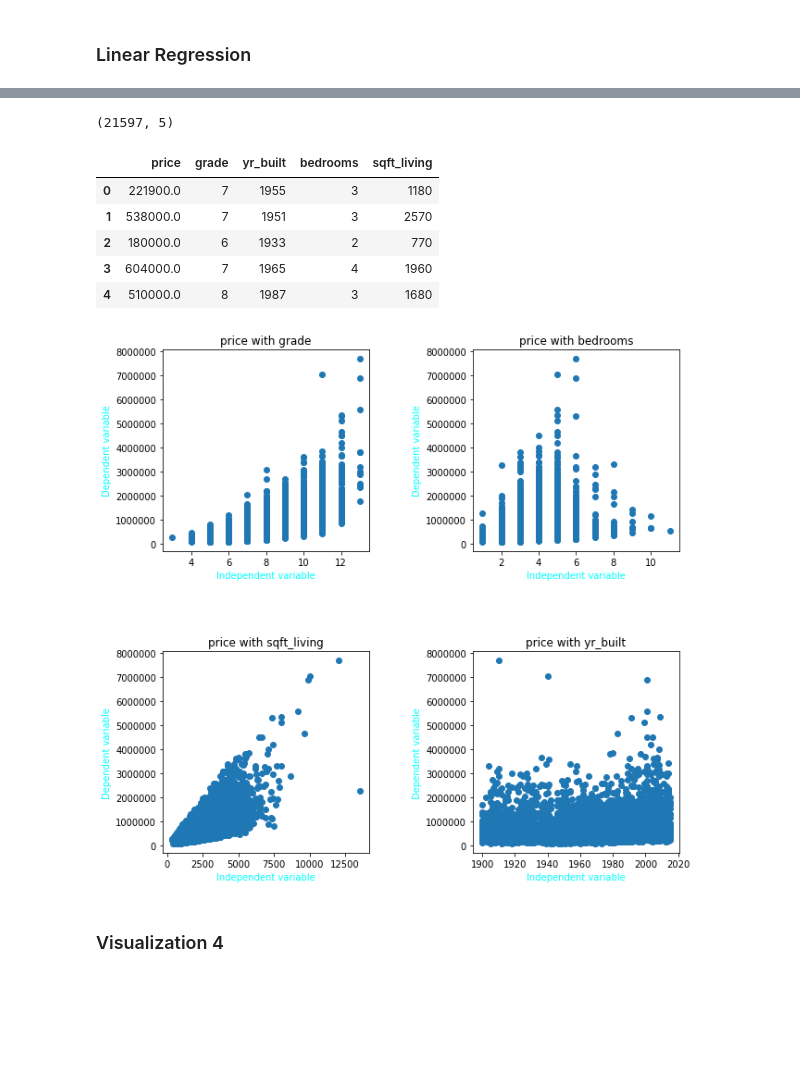
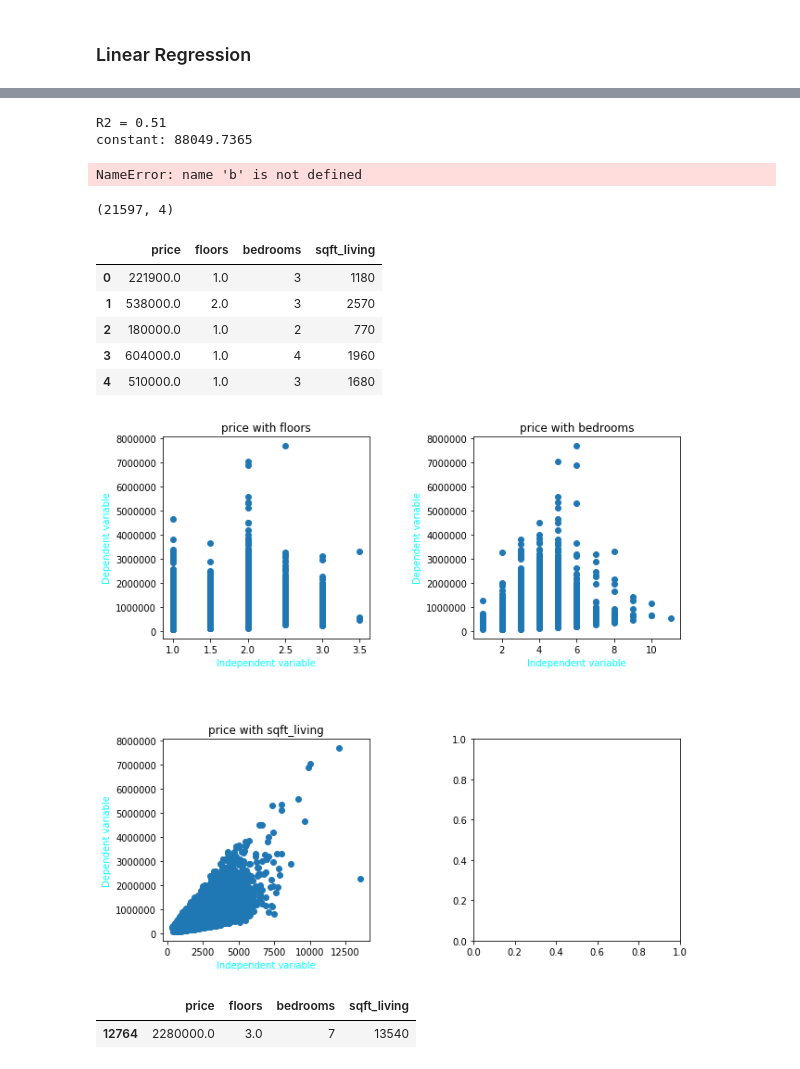
Before and after one commit to PaulWill92/Housing-Regression, a Jupyter notebook: index.ipynb, the cells around one changed output, grey strips where cells are left out. Drawn from its saved outputs; the diff is of its cells as text; code cells hidden in the pictures; blank space fills up the shorter version.

Commit message:
A few changes still have to run baseline model then validate

```diff
--- a/index.ipynb
+++ b/index.ipynb
@@ -74,6 +74,0 @@ None
-# %%
-# Run this cell only once
-columns = ['view', 'sqft_above', 'sqft_basement', 'yr_renovated', 'zipcode', 'lat', 'long', 'sqft_living15', 'sqft_lot15']
-housing_df.drop(axis=1, columns=columns, inplace=True)
-print("Number of columns after the drop: ", housing_df.shape[1])
-housing_df.head(3)
@@ -114,0 +107,2 @@ https://www.zillow.com/seattle-wa/waterfront/?searchQueryState={%22pagination%22
+# %%
+housing_df['waterfront'].fillna(value=0.0, inplace=True)
@@ -198,0 +210,7 @@ housing_df['bedrooms'].replace(33, median_outlier[2], inplace=True)
+# %%
+# Run this cell only once
+columns = ['date', 'view', 'sqft_above', 'sqft_basement', 'yr_renovated', 'zipcode', 'lat', 'long', 'sqft_living15', 'sqft_lot15', 'is_duplicated']
+new_housing_df= housing_df.drop(axis=1, columns=columns)
+print("Number of columns before the drop: ", housing_df.shape[1])
+print("Number of columns after the drop: ", new_housing_df.shape[1])
+new_housing_df.head(3)
@@ -341,6 +435,6 @@ housing_df.query('yr_built>=1980 and yr_built<=2000').corr()
 # %% [markdown]
 ### Linear Regression
 # %%
-regression_baseline = housing_df.loc[:,['price', 'grade', 'yr_built', 'bedrooms', 'sqft_living']]
+regression_baseline = new_housing_df.loc[:,['price', 'floors', 'bedrooms', 'sqft_living']]
 regression_baseline
 # %% [output]
@@ -359,0 +457,21 @@ regression_baseline
+# %%
+# Setting up the LEARNER
+model_skl = LinearRegression(fit_intercept=True)
+
+# Actually LEARNING
+model_skl.fit(X,y)
+
+# Evaluating performance
+r2 = model_skl.score(X,y)
+r2 = r2.round(2)
+print('R2 = {}'.format(r2))
+
+# Understanding the LEARNED model
+est_a = model_skl.intercept_
+est_b = model_skl.coef_
+print('constant: {}'.format(round(est_a,4)))
+print('coeficients: real {} vs {} estimated'.format(b,est_b.round(4)))
+# %% [output]
+R2 = 0.51
+constant: 88049.7365
+NameError: name 'b' is not defined
@@ -360,48 +480,51 @@ regression_baseline
 # %%
 y = regression_baseline.loc[:,['price']]
-x = regression_baseline.loc[:,['grade']]
+x = regression_baseline.loc[:,['floors']]
 x2 = regression_baseline.loc[:,['bedrooms']]
 x3 = regression_baseline.loc[:,['sqft_living']]
-x4 = regression_baseline.loc[:,['yr_built']]
+# x4 = regression_baseline.loc[:,['yr_built']]
 
 
 fig, ax = plt.subplots(nrows=2, ncols=2, figsize=(10,10))
 plt.subplots_adjust(hspace=0.5, wspace=0.5)
 
 
 
 ax[0][0].set_xlabel('Independent variable', color="cyan")
 ax[0][0].set_ylabel('Dependent variable', color="cyan")
 ax[0][1].set_xlabel('Independent variable', color="cyan")
 ax[0][1].set_ylabel('Dependent variable', color="cyan")
 ax[1][0].set_xlabel('Independent variable', color="cyan")
 ax[1][0].set_ylabel('Dependent variable', color="cyan")
-ax[1][1].set_xlabel('Independent variable', color="cyan")
-ax[1][1].set_ylabel('Dependent variable', color="cyan")
+# ax[1][1].set_xlabel('Independent variable', color="cyan")
+# ax[1][1].set_ylabel('Dependent variable', color="cyan")
 
-ax[0][0].title.set_text('price with grade')
+ax[0][0].title.set_text('price with floors')
 ax[0][0].scatter(x, y)
 ax[0][1].title.set_text('price with bedrooms')
 ax[0][1].scatter(x2, y)
 ax[1][0].title.set_text('price with sqft_living')
 ax[1][0].scatter(x3, y)
-ax[1][1].title.set_text('price with yr_built')
-ax[1][1].scatter(x4, y)
+# ax[1][1].title.set_text('price with yr_built')
+# ax[1][1].scatter(x4, y)
 
 
 
 
 
 print(regression_baseline.shape)
 regression_baseline.head()
 # %% [output]
-(21597, 5)
+(21597, 4)
-|  | price | grade | yr_built | bedrooms | sqft_living |
-| 0 | 221900.0 | 7 | 1955 | 3 | 1180 |
-| 1 | 538000.0 | 7 | 1951 | 3 | 2570 |
-| 2 | 180000.0 | 6 | 1933 | 2 | 770 |
-| 3 | 604000.0 | 7 | 1965 | 4 | 1960 |
-| 4 | 510000.0 | 8 | 1987 | 3 | 1680 |
+|  | price | floors | bedrooms | sqft_living |
+| 0 | 221900.0 | 1.0 | 3 | 1180 |
+| 1 | 538000.0 | 2.0 | 3 | 2570 |
+| 2 | 180000.0 | 1.0 | 2 | 770 |
+| 3 | 604000.0 | 1.0 | 4 | 1960 |
+| 4 | 510000.0 | 1.0 | 3 | 1680 |
-[figure, old version]
+[figure, new version]
-# %% [markdown]
-### Visualization 4
+# %%
+regression_baseline.query('sqft_living>12500')
+# %% [output]
+|  | price | floors | bedrooms | sqft_living |
+| 12764 | 2280000.0 | 3.0 | 7 | 13540 |
```
Also changed, not shown: parts of 64 cells of this notebook.
